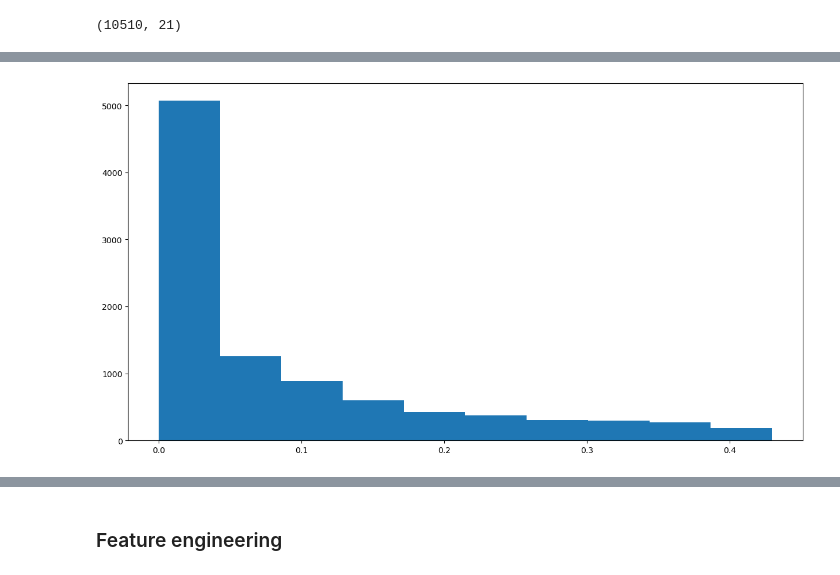
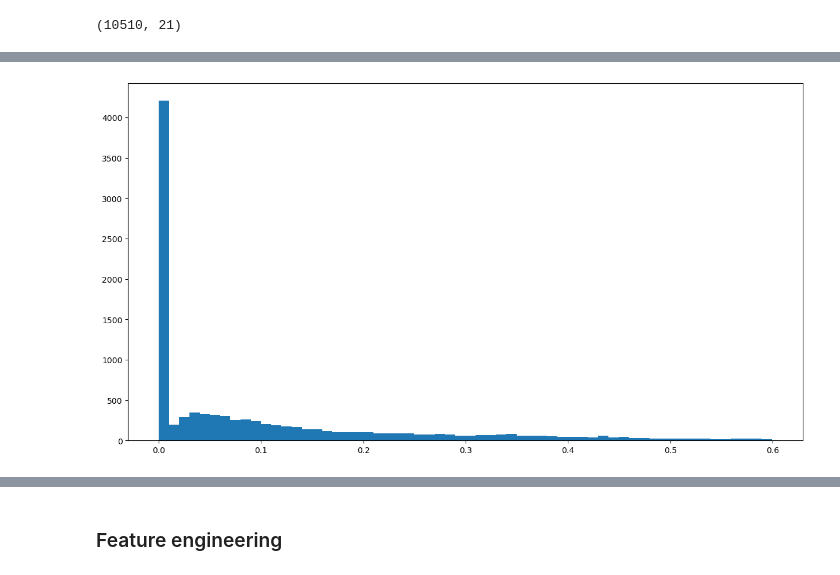
Before and after one commit to Tuwaiq-DS-ML-bootcamp-V-8/Usecase-7, a Jupyter notebook: EDA explain template.ipynb, the cells around one changed output, grey strips where cells are left out. Cells and saved outputs as stored; diff of their text form; code cells hidden in the pictures.

```diff
--- a/EDA explain template.ipynb
+++ b/EDA explain template.ipynb
@@ -269,6 +280,0 @@ plt.hist(df[(df['height'] > 160) & (df['height'] <= 205)]['height'], bins=40);
-# %%
-# filter 'height' values that greater than 160 and less than or equal 205
-
-df = df[(df['height'] > 160) & (df['height'] <= 205)]
-
-df.shape
@@ -284,3 +280,0 @@ plt.hist(df[(df['age'] <= 38) & (df['age'] > 16)]['age'], bins=25);
-# %%
-# show 'age' values that greater than 16 and less than or equal 38
-df = df[(df['age'] <= 38) & (df['age'] > 16)]
@@ -299,14 +281,10 @@ plt.boxplot(df['appearance']);
 # %%
 plt.figure(figsize=(15,8))
-# show 'goals' values and do statical method for outbounding outliers
-#plt.hist(df['goals']);
-Q1 = df['goals'].quantile(0.25)
-Q3 = df['goals'].quantile(0.75)
-IQR = Q3 - Q1
 
 
-#plt.hist(df['goals'] ,bins=30)
-plt.hist(df[(df['goals'] >= Q1 - 1.5 * IQR) & (df['goals'] <= Q3 + 1.5 * IQR)]['goals']);
+#Show goals outliers  if goals < 0.6 i will take it
+
+plt.hist(df[df['goals'] < 0.6]['goals'], bins=60);
 # %% [output]
-[figure, old version]
+[figure, new version]
 # %%
```
Also changed, not shown: parts of 77 cells of this notebook.
